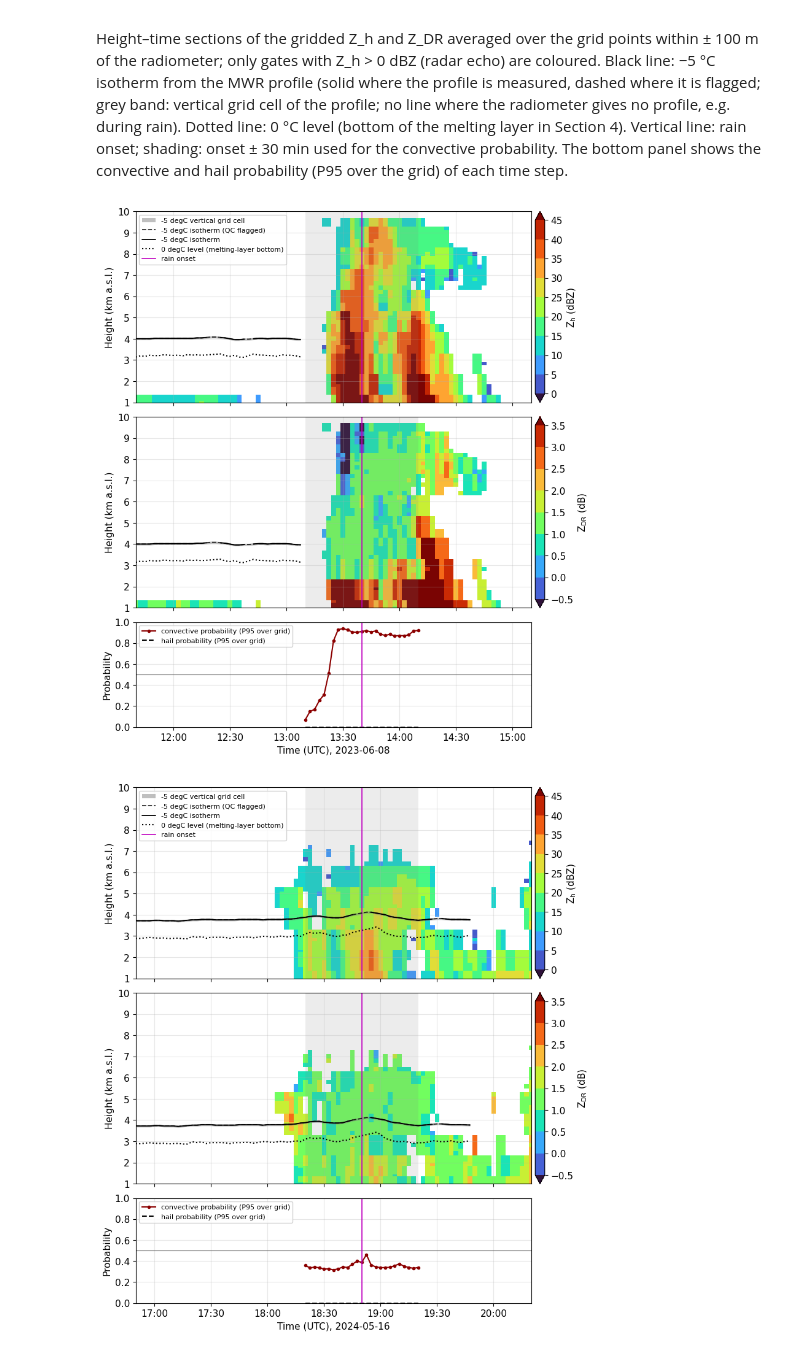
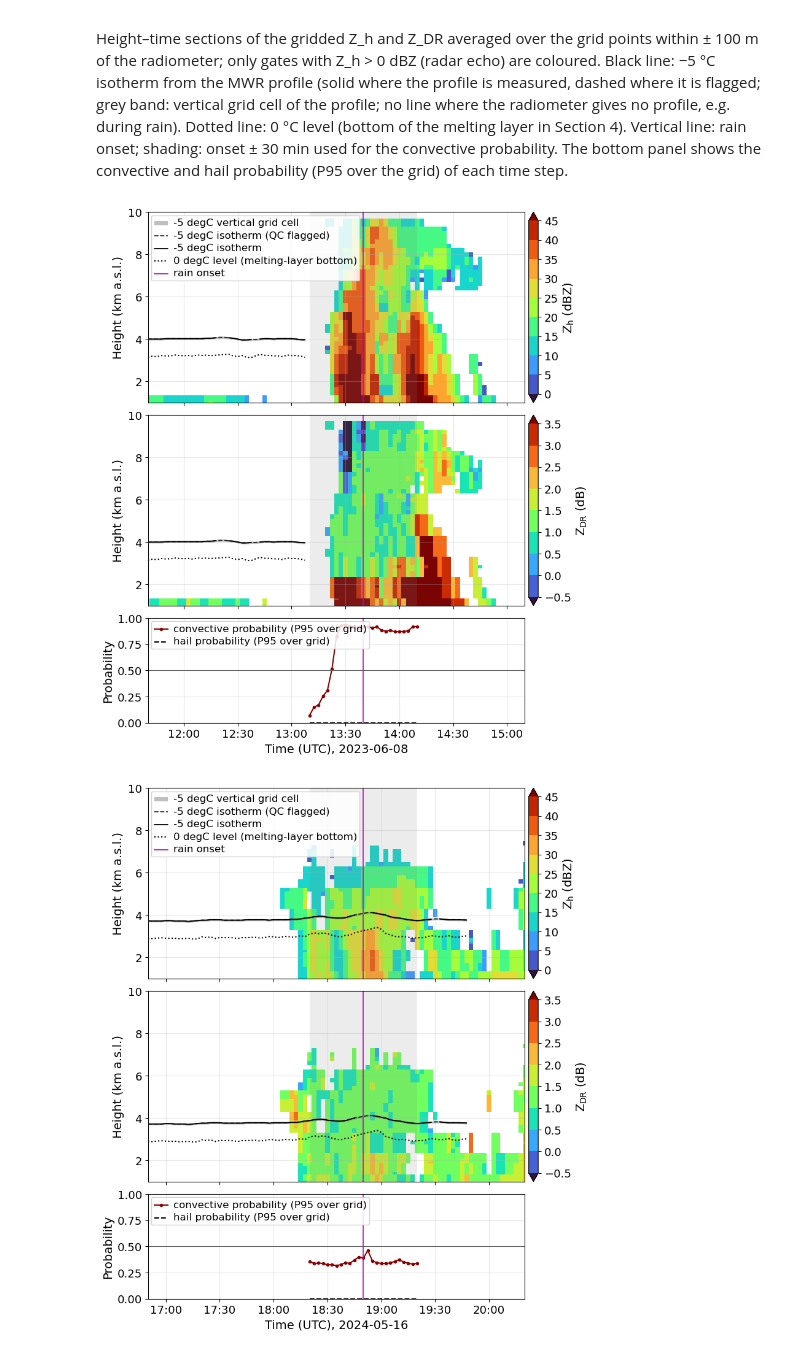
Before and after one commit to EsmailGhaemi/Paper_pre_rain_LWP_IWV, a Jupyter notebook: notebooks/02_radar_convective_probability.ipynb, the cells around one changed output. Cells and saved outputs as stored; diff of their text form; code cells hidden in the pictures.

Commit message:
Final minor changes of the fonts

```diff
--- a/notebooks/02_radar_convective_probability.ipynb
+++ b/notebooks/02_radar_convective_probability.ipynb
@@ -66,7 +66,8 @@ import convective_probability as cp
 from echo_top import echo_top_height, echo_top_height_files
 import sensitivity
 
-plt.rcParams.update({"font.family": "DejaVu Sans", "font.size": 11})
+from figure_style import FONT_RC, style_fonts
+plt.rcParams.update(FONT_RC)         # one font family and set of font sizes for all figures
 
 # ----- site and grid -----
 RADIOMETER_XY = (564565.44, 5200868.51)      # microwave radiometer, UTM 33N [m]
@@ -384,32 +385,33 @@ def plot_example_event(onset, radar_ds, minus5_ds, fl_0c, result, out_file=None)
         ax.set_ylim(1000, 10000)
         ax.yaxis.set_major_formatter(lambda y, _: f"{y / 1000:g}")
         ax.set_ylabel("Height (km a.s.l.)")
         ax.set_xlabel("")
         ax.set_title("")
         ax.grid(alpha=0.3)
     axes[0].legend(loc="upper left", fontsize=8, framealpha=0.85)
 
     q95 = result["convective_probability"].quantile(0.95, dim=["x_utm", "y_utm"])
     hail = result["hail_probability"].quantile(0.95, dim=["x_utm", "y_utm"])
     axes[2].plot(q95.time, q95, c="darkred", marker="o", ms=3, label="convective probability (P95 over grid)")
     axes[2].plot(hail.time, hail, c="k", ls="--", label="hail probability (P95 over grid)")
     axes[2].axhline(0.5, c="0.4", lw=0.8)
     axes[2].axvline(t_onset, c="m", lw=1.2)
     axes[2].set_ylim(0, 1)
     axes[2].set_ylabel("Probability")
     axes[2].legend(loc="upper left", fontsize=8, framealpha=0.85)
     axes[2].grid(alpha=0.3)
     axes[2].set_xlim(t0, t1)
     axes[2].xaxis.set_major_formatter(mdates.DateFormatter("%H:%M"))
     axes[2].set_xlabel(f"Time (UTC), {str(onset)[:10]}")
+    style_fonts(fig)                 # common font family and sizes (src/figure_style.py)
     if out_file:
         fig.savefig(out_file, dpi=300, bbox_inches="tight")
     plt.show()
 
 
 for onset in EXAMPLES:
     plot_example_event(onset, radar[onset], minus5[onset], zero_deg[onset], prob[onset],
                        out_file=FIG_DIR / "examples" / f"example_event_{pd.Timestamp(onset):%Y%m%d_%H%M}.png")
 # %% [output]
-[figure, old version]
+[figure, new version]
-[figure, old version]
+[figure, new version]
```
Also changed, not shown: parts of 1 cell of this notebook, 30 other files.
